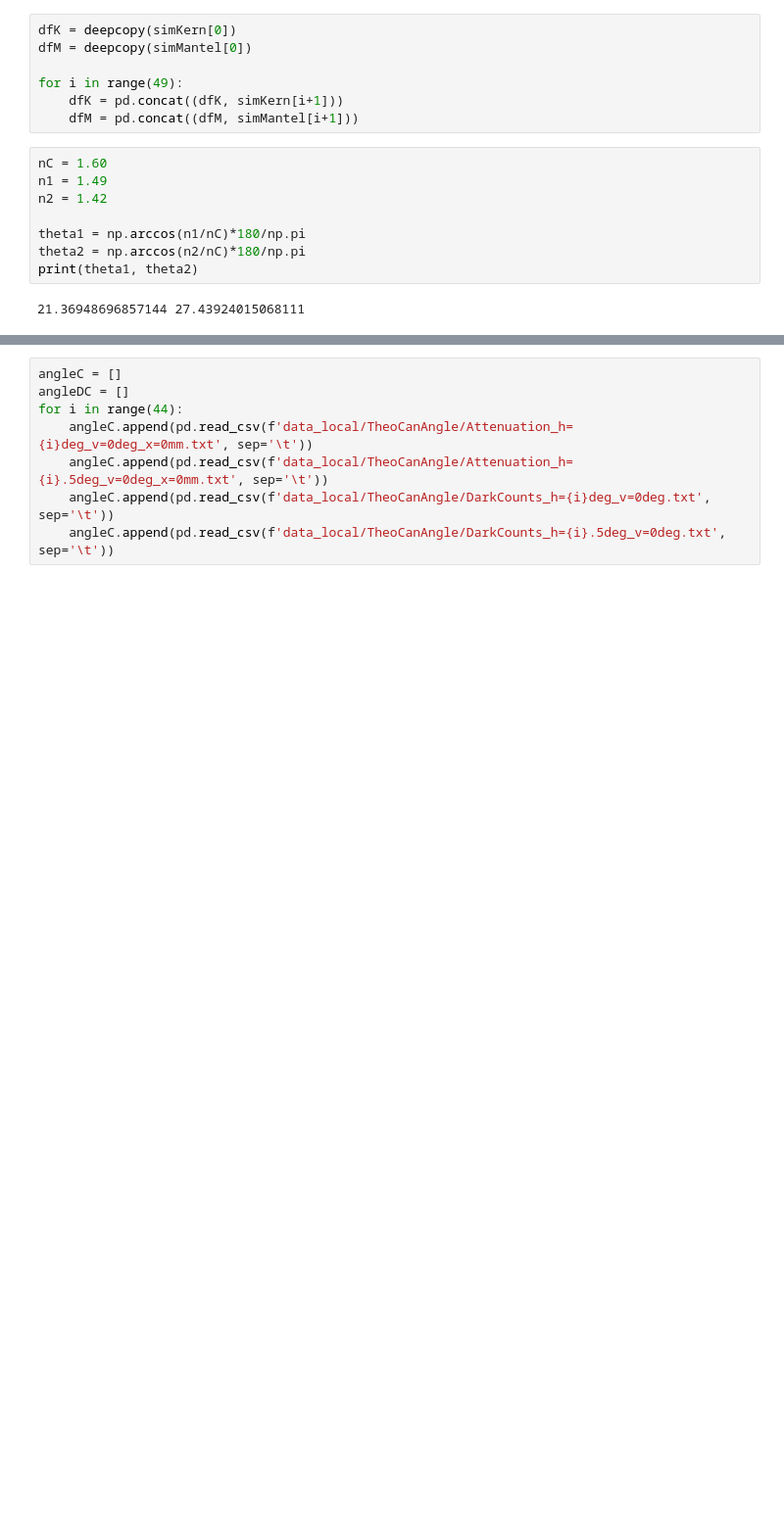
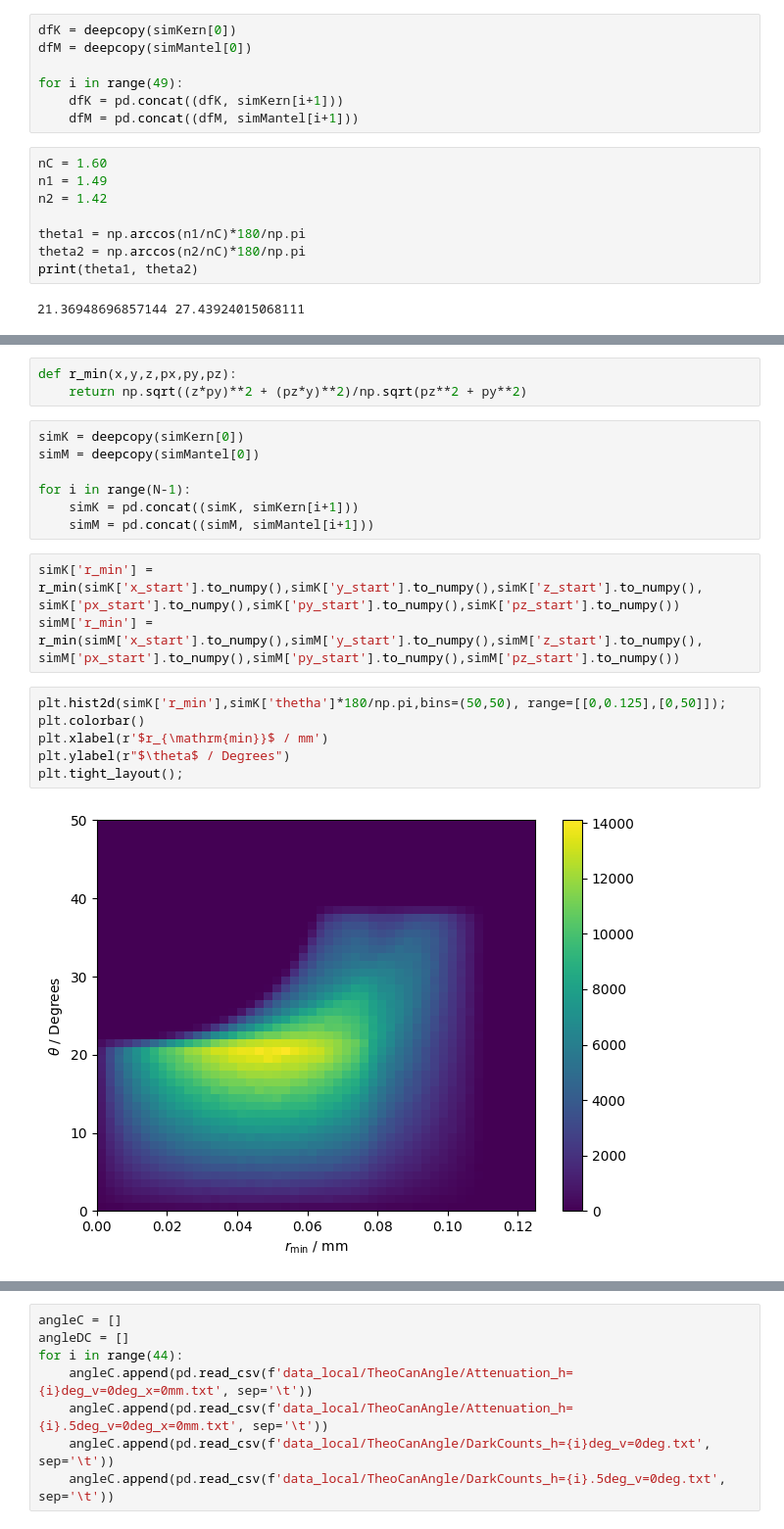
Before and after one commit to th3odor/TP_lab, a Jupyter notebook: reports/V_SciFi/aw.ipynb, the cells around one changed output, grey strips where cells are left out. Shown at 98% size. Saved outputs shown, nothing was run; the diff lists cells and outputs as text; blank space fills up the shorter version.

```diff
--- a/reports/V_SciFi/aw.ipynb
+++ b/reports/V_SciFi/aw.ipynb
@@ -134,3 +135,24 @@ plt.ylabel("Counts / a.u.")
 plt.legend();
 # %% [output]
 [figure]
+# %%
+def r_min(x,y,z,px,py,pz):
+    return np.sqrt((z*py)**2 + (pz*y)**2)/np.sqrt(pz**2 + py**2)
+# %%
+simK = deepcopy(simKern[0])
+simM = deepcopy(simMantel[0])
+
+for i in range(N-1):
+    simK = pd.concat((simK, simKern[i+1]))
+    simM = pd.concat((simM, simMantel[i+1]))
+# %%
+simK['r_min'] = r_min(simK['x_start'].to_numpy(),simK['y_start'].to_numpy(),simK['z_start'].to_numpy(), simK['px_start'].to_numpy(),simK['py_start'].to_numpy(),simK['pz_start'].to_numpy())
+simM['r_min'] = r_min(simM['x_start'].to_numpy(),simM['y_start'].to_numpy(),simM['z_start'].to_numpy(), simM['px_start'].to_numpy(),simM['py_start'].to_numpy(),simM['pz_start'].to_numpy())
+# %%
+plt.hist2d(simK['r_min'],simK['thetha']*180/np.pi,bins=(50,50), range=[[0,0.125],[0,50]]);
+plt.colorbar()
+plt.xlabel(r'$r_{\mathrm{min}}$ / mm')
+plt.ylabel(r"$\theta$ / Degrees")
+plt.tight_layout();
+# %% [output]
+[figure, added]
```
Also changed, not shown: parts of 18 cells of this notebook.
